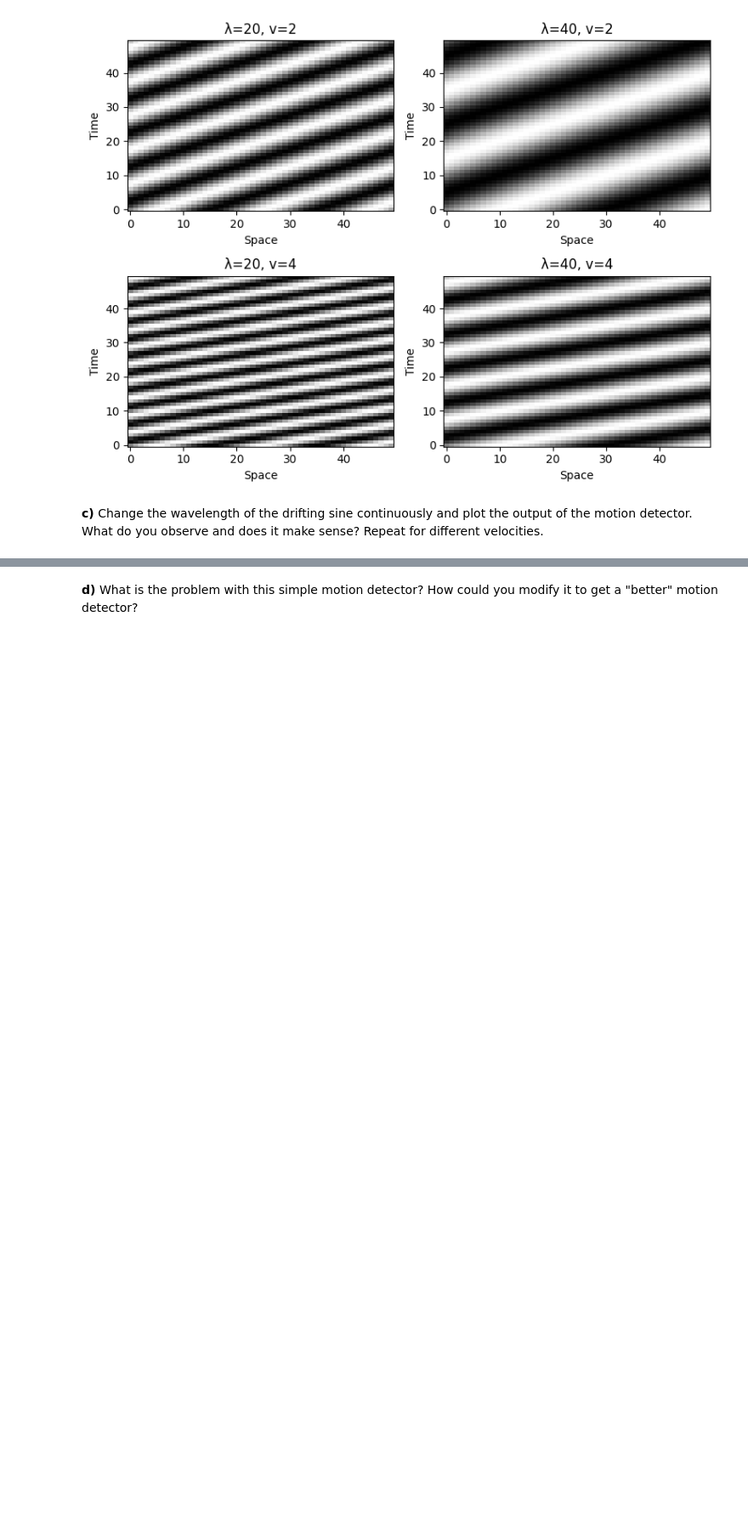
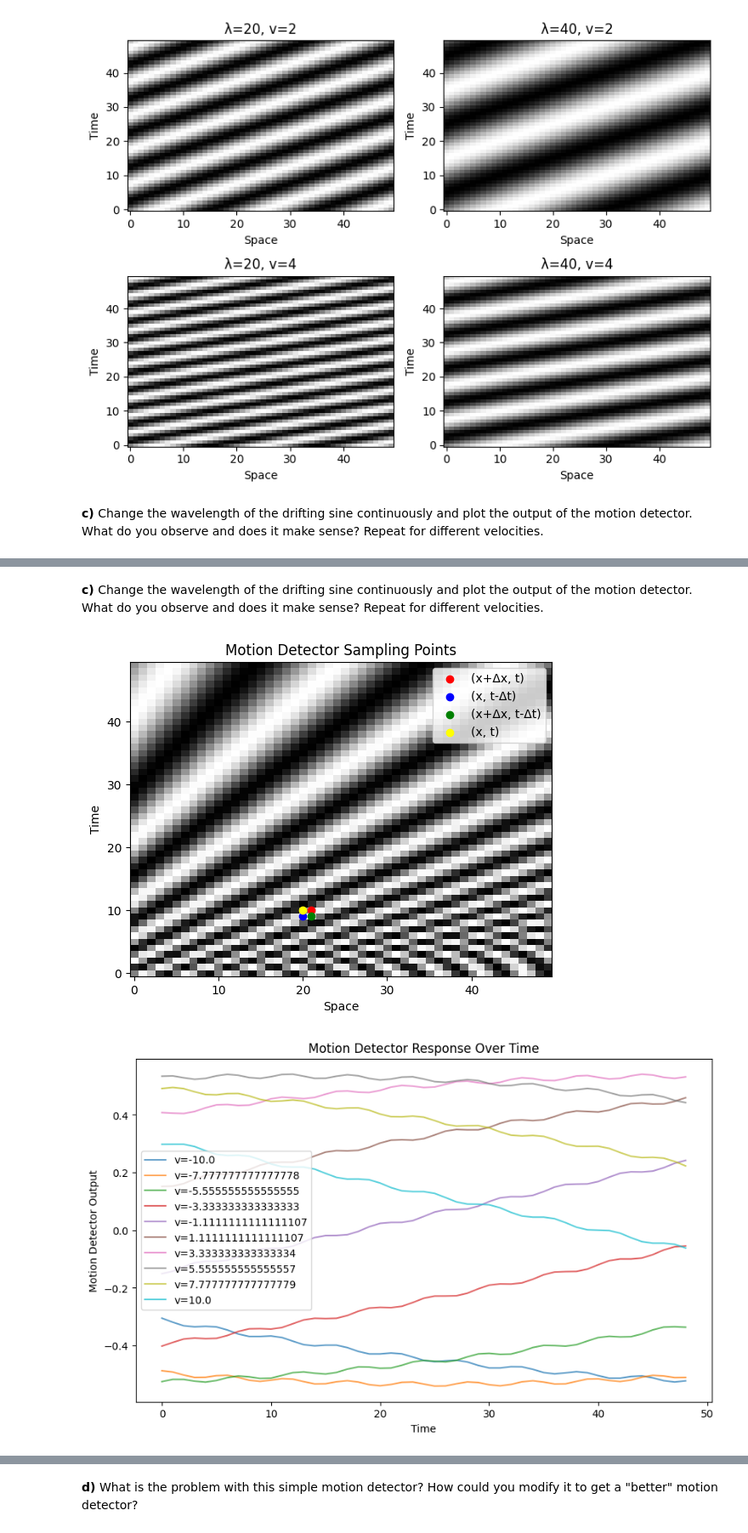
Before and after one commit to AtharvSuryawanshi/WP-5-Neural-Code, a Jupyter notebook: Exercises/Exercise_05.ipynb, the cells around one changed output, grey strips where cells are left out. Shown at 85% size. Drawn from its saved outputs; the diff is of its cells as text; code cells hidden in the pictures; blank space fills up the shorter version.

```diff
--- a/Exercises/Exercise_05.ipynb
+++ b/Exercises/Exercise_05.ipynb
@@ -114,7 +128,7 @@ def motion(t, stimulus_matrix, x, del_x, del_t):
     return stimulus_matrix[x, t - del_t]*stimulus_matrix[x + del_x, t] - stimulus_matrix[x, t]*stimulus_matrix[x + del_x, t - del_t]
 
 
-lambdas = np.linspace(5, 40, 5)
+lambdas = np.linspace(5, 50, 20)
 
 velocity_detected = []
 
@@ -138,7 +152,7 @@ plt.show()
 
 plt.figure(figsize=(8, 5))
 plt.plot(lambdas, velocity_detected, marker='o', color='k', label='Detected Velocity')
-plt.plot(lambdas, np.abs(velocity_detected), marker='o', color = 'r', label='Absolute Velocity Reference')
+# plt.plot(lambdas, np.abs(velocity_detected), marker='o', color = 'r', label='Absolute Velocity Reference')
 plt.xlabel('Stimulus Wavelength')
 plt.ylabel('Average Motion Detector Output')
 plt.title('Motion Detector Output vs Stimulus Wavelength')
@@ -149,0 +164,62 @@ plt.show()
+# %% [markdown]
+**c)** Change the wavelength of the drifting sine continuously and plot the output of the motion detector. What do you observe and does it make sense? Repeat for different velocities.
+# %%
+def stimulus_change(lambda_x_i, lambda_x_f, v_x, N_x, N_t, dt):
+    matrix = np.zeros((N_t, N_x))
+    for t in range(N_t):
+        lambda_now = lambda_x_i + (lambda_x_f - lambda_x_i) * (t / N_t)
+        for x in range(N_x):
+            matrix[t, x] = np.sin(2 *np.pi * (x - v_x * t) / lambda_now)
+    return matrix
+
+# plt.figure()
+# plt.imshow(stimulus_change(5, 20, 2, 50, 50, 0.1), aspect='auto', cmap='gray', origin='lower')
+# plt.xlabel('Space')
+# plt.ylabel('Time')
+# plt.show()
+
+
+velocities = np.linspace(-10, 10, 10)
+velocity_detected = []
+
+x = 20
+del_x = 1
+del_t = 1
+t = 10
+
+plt.figure()
+plt.imshow(stimulus_change(5, 20, 2, 50, 50, 0.1), aspect='auto', cmap='gray', origin='lower')
+plt.scatter(x + del_x, t, color='red', label='(x+Δx, t)')
+plt.scatter(x, t - del_t, color='blue', label='(x, t-Δt)')
+plt.scatter(x + del_x, t - del_t, color='green', label='(x+Δx, t-Δt)')
+plt.scatter(x, t, color='yellow', label='(x, t)')
+plt.legend()
+plt.title('Motion Detector Sampling Points')
+plt.xlabel('Space')
+plt.ylabel('Time')
+plt.show()
+
+plt.figure(figsize=(10, 6))
+for v in velocities:
+    responses = []
+    stimulus_matrix = stimulus_change(5, 20, v, 50, 50, 0.1)
+
+    motion_values = [motion(t, stimulus_matrix, x, del_x, del_t) for t in range(1, 50)]
+    velocity_detected.append(np.mean(motion_values))
+    plt.plot(motion_values, label=f'v={v}', alpha=0.7)
+plt.xlabel('Time')
+plt.ylabel('Motion Detector Output')
+plt.title('Motion Detector Response Over Time')
+plt.legend()
+plt.show()
+plt.figure(figsize=(8, 5))
+plt.plot(velocities, velocity_detected, marker='o', color='k', label='Detected Velocity')
+# plt.plot(velocities, np.array(velocity_detected), marker = 'o', color='r', label='Absolute Velocity Reference')
+plt.xlabel('Stimulus Velocity')
+plt.ylabel('Average Motion Detector Output')
+plt.title('Motion Detector Output vs Stimulus Velocity')
+plt.legend()
+plt.show()
+# %% [output]
+[figure, added]
+[figure, added]
```
Also changed, not shown: parts of 4 cells of this notebook.
